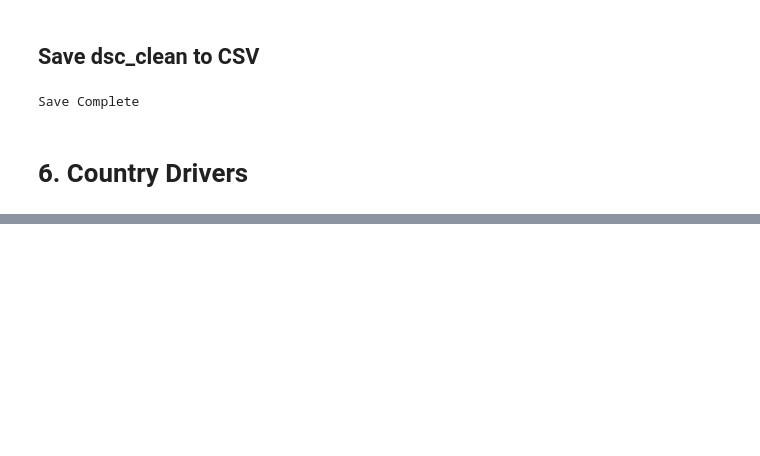
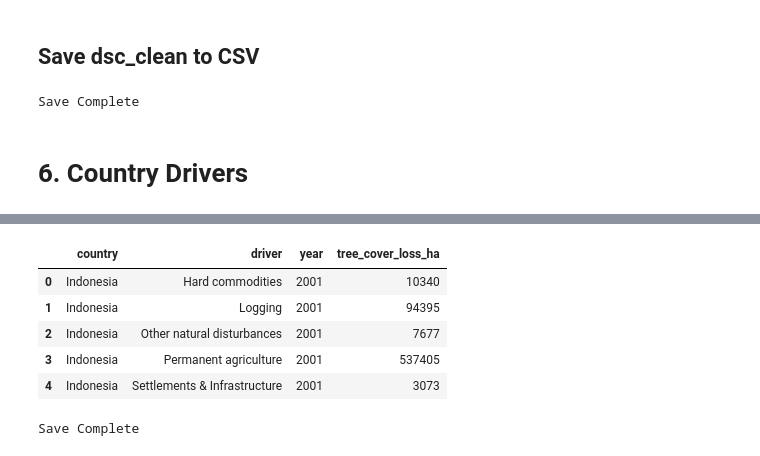
Before and after one commit to hanifahar29/indonesia-deforestation-wildfire-analysis, a Jupyter notebook: notebooks/forest_loss_data_cleaning.ipynb, the cells around one changed output, grey strips where cells are left out. Drawn from its saved outputs; the diff is of its cells as text; code cells hidden in the pictures; blank space fills up the shorter version.

```diff
--- a/notebooks/forest_loss_data_cleaning.ipynb
+++ b/notebooks/forest_loss_data_cleaning.ipynb
@@ -826,0 +863,23 @@ Save Complete
+# %%
+drivers_clean = dcd.rename(
+    columns={"tc_loss_ha": "tree_cover_loss_ha"}
+)
+
+drivers_clean = drivers_clean[
+    ["country", "driver", "year", "tree_cover_loss_ha"]
+]
+# %%
+drivers_clean.head()
+# %% [output]
+|  | country | driver | year | tree_cover_loss_ha |
+| 0 | Indonesia | Hard commodities | 2001 | 10340 |
+| 1 | Indonesia | Logging | 2001 | 94395 |
+| 2 | Indonesia | Other natural disturbances | 2001 | 7677 |
+| 3 | Indonesia | Permanent agriculture | 2001 | 537405 |
+| 4 | Indonesia | Settlements & Infrastructure | 2001 | 3073 |
+# %%
+drivers_clean.to_csv(r'C:\Users\hanif\Downloads\Data Analyst\Project\end-to-end\Indonesia Deforestation & Wildfire Analysis (2001–2024)\indonesia-deforestation-wildfire-analysis\data\processed\country_drivers.csv', index=False)
+
+print("Save Complete")
+# %% [output]
+Save Complete
```
Also changed, not shown: parts of 5 cells of this notebook.
